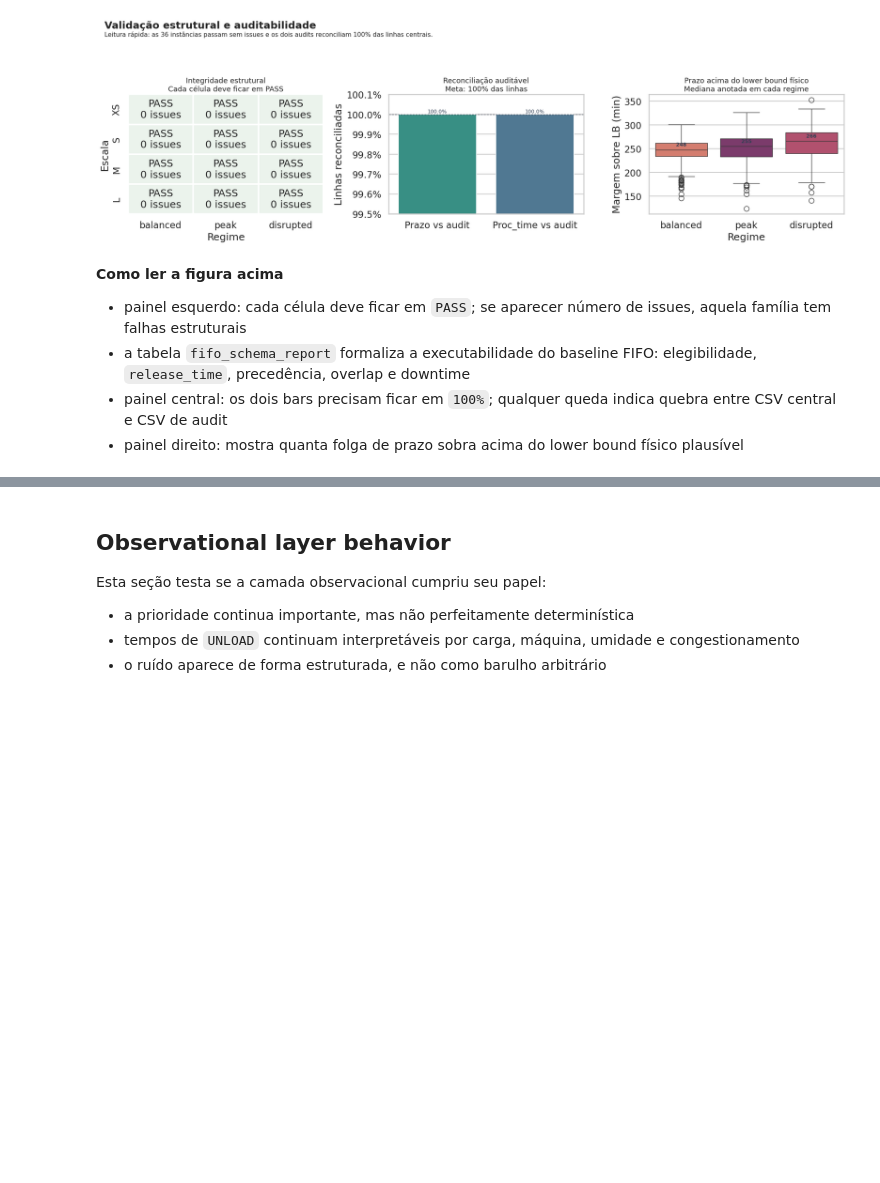
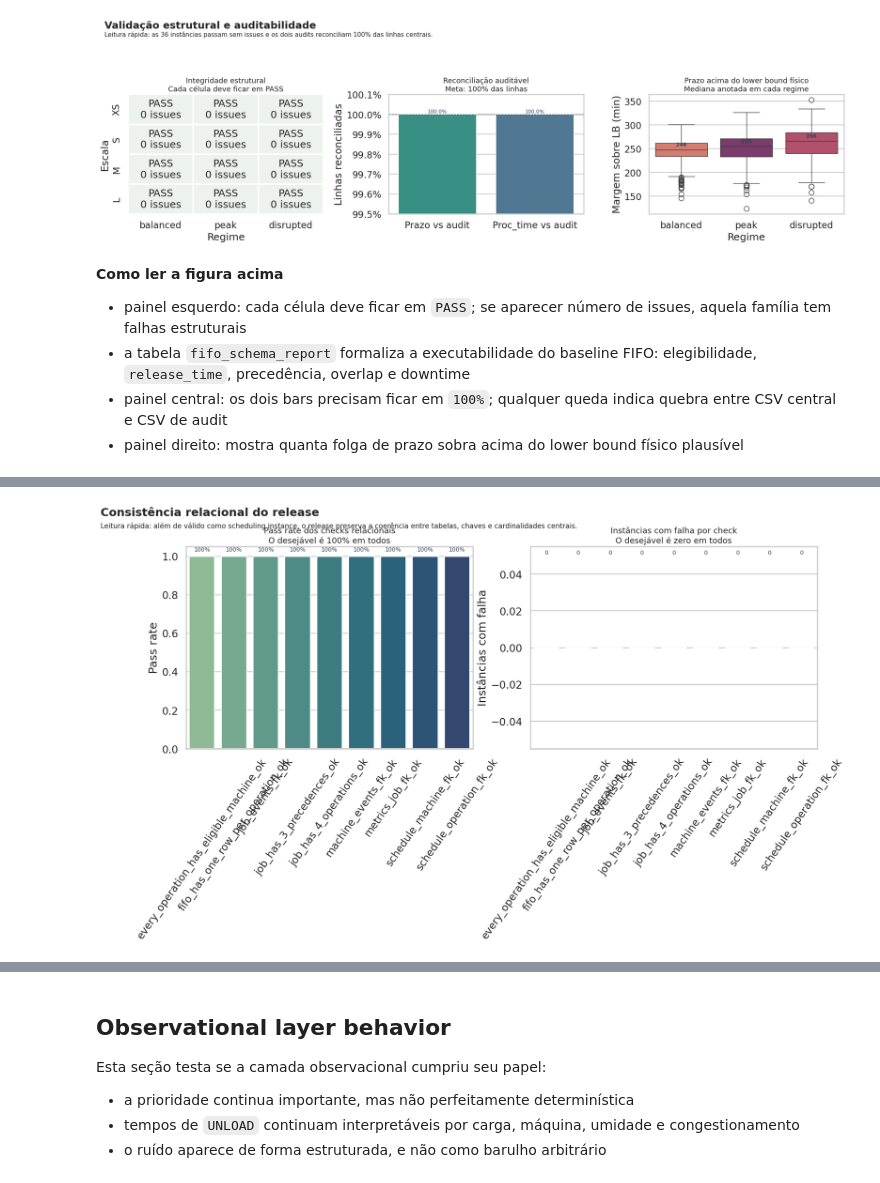
Before and after one commit to PequiFlux/agro_yard_dfjsp_benchmark_go, a Jupyter notebook: output/jupyter-notebook/instance-validation-and-exploratory-analysis.ipynb, the cells around one changed output, grey strips where cells are left out. Drawn from its saved outputs; the diff is of its cells as text; code cells hidden in the pictures; blank space fills up the shorter version.

```diff
--- a/output/jupyter-notebook/instance-validation-and-exploratory-analysis.ipynb
+++ b/output/jupyter-notebook/instance-validation-and-exploratory-analysis.ipynb
@@ -405,0 +705,81 @@ due_margin_summary.to_csv(ARTIFACT_DIR / "due_margin_summary.csv", index=False)
+# %%
+relational_consistency_report, relational_consistency_summary = build_relational_consistency_reports(
+    jobs=jobs,
+    operations=operations,
+    precedences=precedences,
+    eligible=eligible,
+    machines=machines,
+    events=events,
+    schedule=schedule,
+    job_metrics=job_metrics,
+    params=params,
+)
+display(relational_consistency_summary)
+display(relational_consistency_report.sort_values(["scale_code", "regime_code", "instance_id"]))
+
+fig, axes = plt.subplots(1, 2, figsize=(18, 5.8))
+sns.barplot(
+    data=relational_consistency_summary,
+    x="check_name",
+    y="pass_rate",
+    hue="check_name",
+    dodge=False,
+    legend=False,
+    palette="crest",
+    ax=axes[0],
+)
+axes[0].set_ylim(0, 1.05)
+axes[0].set_title("Pass rate dos checks relacionais\nO desejável é 100% em todos", fontsize=13)
+axes[0].set_xlabel("")
+axes[0].set_ylabel("Pass rate")
+axes[0].tick_params(axis="x", rotation=55)
+for patch, value in zip(axes[0].patches, relational_consistency_summary["pass_rate"]):
+    axes[0].text(
+        patch.get_x() + patch.get_width() / 2,
+        value + 0.02,
+        f"{value:.0%}",
+        ha="center",
+        va="bottom",
+        fontsize=9,
+        color="#334155",
+    )
+
+sns.barplot(
+    data=relational_consistency_summary,
+    x="check_name",
+    y="failed_instance_count",
+    hue="check_name",
+    dodge=False,
+    legend=False,
+    palette="flare",
+    ax=axes[1],
+)
+axes[1].set_title("Instâncias com falha por check\nO desejável é zero em todos", fontsize=13)
+axes[1].set_xlabel("")
+axes[1].set_ylabel("Instâncias com falha")
+axes[1].tick_params(axis="x", rotation=55)
+for patch, value in zip(axes[1].patches, relational_consistency_summary["failed_instance_count"]):
+    axes[1].text(
+        patch.get_x() + patch.get_width() / 2,
+        value + 0.05,
+        f"{int(value)}",
+        ha="center",
+        va="bottom",
+        fontsize=9,
+        color="#334155",
+    )
+
+fig.suptitle("Consistência relacional do release", x=0.02, y=1.03, ha="left", fontsize=18, fontweight="bold")
+fig.text(
+    0.02,
+    0.95,
+    "Leitura rápida: além de válido como scheduling instance, o release preserva a coerência entre tabelas, chaves e cardinalidades centrais.",
+    fontsize=11,
+)
+fig.tight_layout(rect=(0, 0, 1, 0.92))
+fig.savefig(ARTIFACT_DIR / "relational_consistency_overview.png", dpi=160, bbox_inches="tight")
+plt.show()
+
+relational_consistency_report.to_csv(ARTIFACT_DIR / "relational_consistency_report.csv", index=False)
+relational_consistency_summary.to_csv(ARTIFACT_DIR / "relational_consistency_summary.csv", index=False)
+# %% [output]
@@ -405,0 +813 @@ due_margin_summary.to_csv(ARTIFACT_DIR / "due_margin_summary.csv", index=False)
+[figure, added]
```
Also changed, not shown: parts of 20 cells of this notebook, 21 other files.
